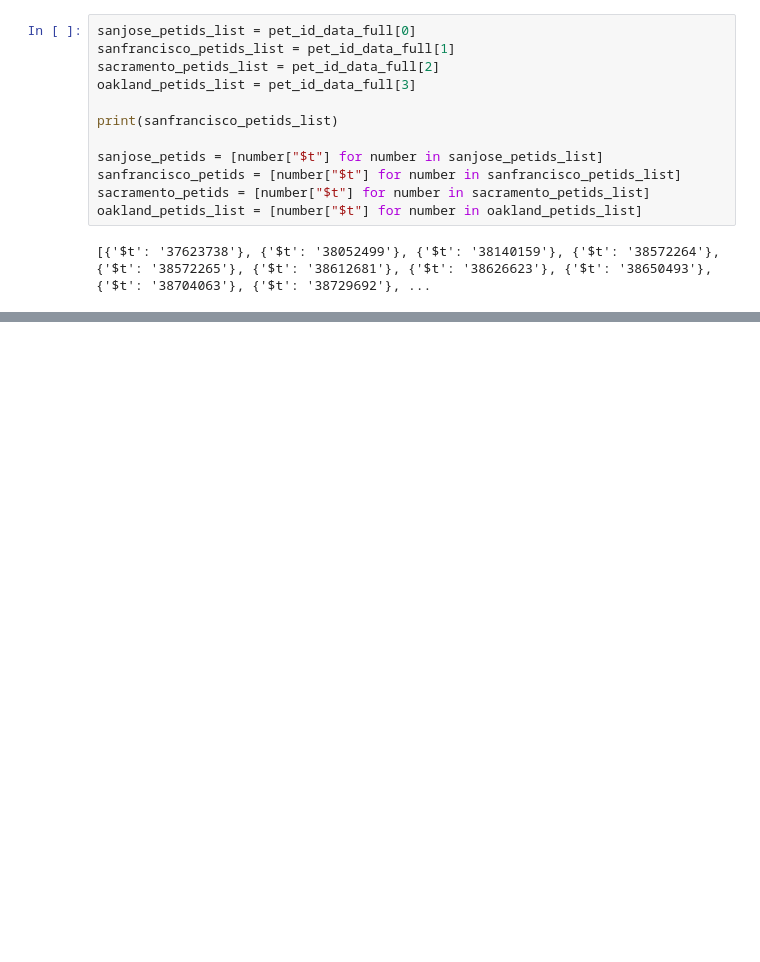
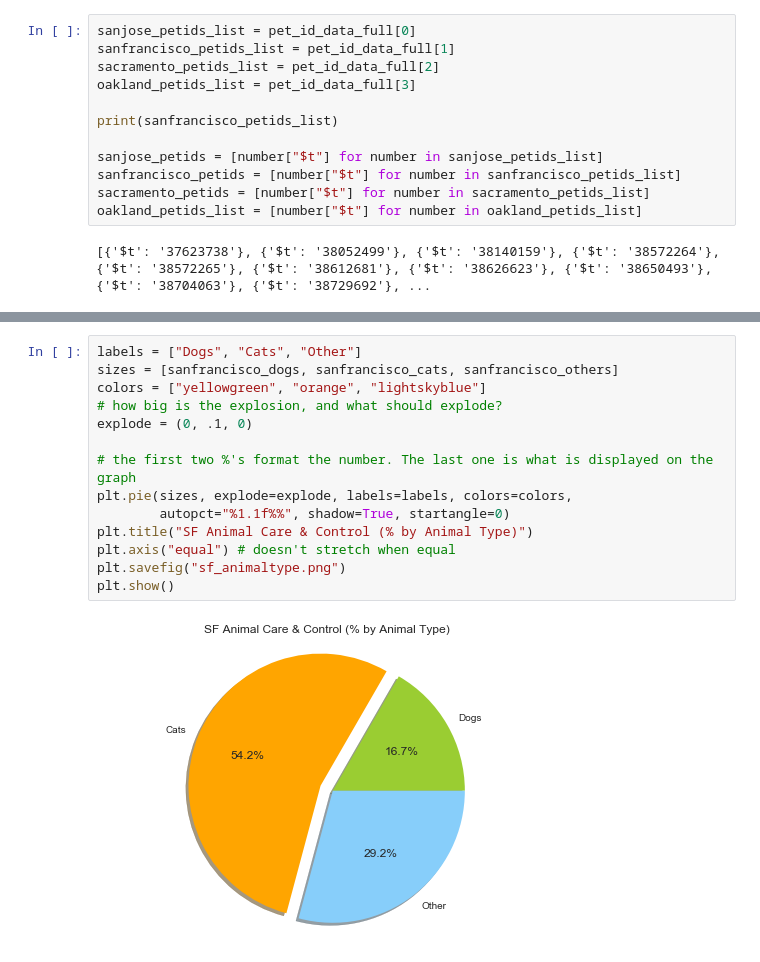
Before and after one commit to angiedyi/bootcamp-project1, a Jupyter notebook: PETfinder API -- Project 1 (Angie, Andy, Gagan).ipynb, the cells around one changed output, grey strips where cells are left out. Drawn from its saved outputs; the diff is of its cells as text; blank space fills up the shorter version.

```diff
--- a/PETfinder API -- Project 1 (Angie, Andy, Gagan).ipynb
+++ b/PETfinder API -- Project 1 (Angie, Andy, Gagan).ipynb
@@ -176,0 +211,16 @@ type_animal_data
+# %%
+labels = ["Dogs", "Cats", "Other"]
+sizes = [sanfrancisco_dogs, sanfrancisco_cats, sanfrancisco_others]
+colors = ["yellowgreen", "orange", "lightskyblue"]
+# how big is the explosion, and what should explode?
+explode = (0, .1, 0)
+
+# the first two %'s format the number. The last one is what is displayed on the graph
+plt.pie(sizes, explode=explode, labels=labels, colors=colors,
+        autopct="%1.1f%%", shadow=True, startangle=0)
+plt.title("SF Animal Care & Control (% by Animal Type)")
+plt.axis("equal") # doesn't stretch when equal
+plt.savefig("sf_animaltype.png")
+plt.show()
+# %% [output]
+[figure, added]
```
Also changed, not shown: parts of 9 cells of this notebook.
